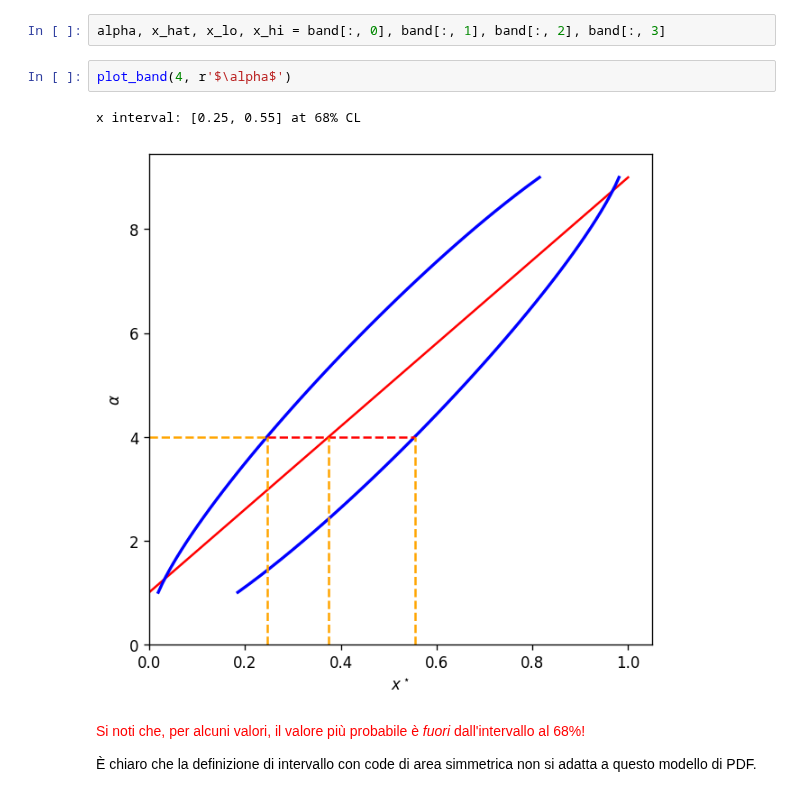
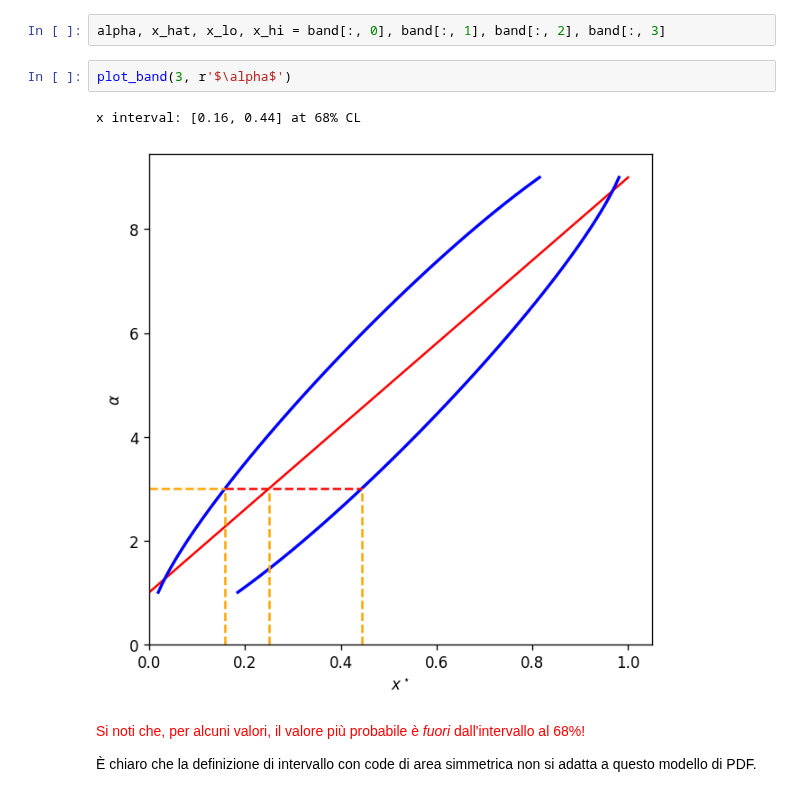
Before and after one commit to lucalista/analisi-dati-2023, a Jupyter notebook: 18.03.00__Intervalli_di_confidenza.ipynb, the cells around one changed output. Saved outputs shown, nothing was run; the diff lists cells and outputs as text.

```diff
--- a/18.03.00__Intervalli_di_confidenza.ipynb
+++ b/18.03.00__Intervalli_di_confidenza.ipynb
@@ -265,10 +265,10 @@ band = np.array([interval_sym_tails(alpha) for alpha in np.linspace(1, 9, 50)])
 # %%
 alpha, x_hat, x_lo, x_hi = band[:, 0], band[:, 1], band[:, 2], band[:, 3]
 # %%
-plot_band(4, r'$\alpha$')
+plot_band(3, r'$\alpha$')
 # %% [output]
-x interval: [0.25, 0.55] at 68% CL
+x interval: [0.16, 0.44] at 68% CL
-[figure, old version]
+[figure, new version]
 # %% [markdown]
 <span style="color: red">Si noti che, per alcuni valori, il valore più probabile è *fuori* dall'intervallo al 68%!</span>
 
```
Also changed, not shown: parts of 4 cells of this notebook, 3 other files.
